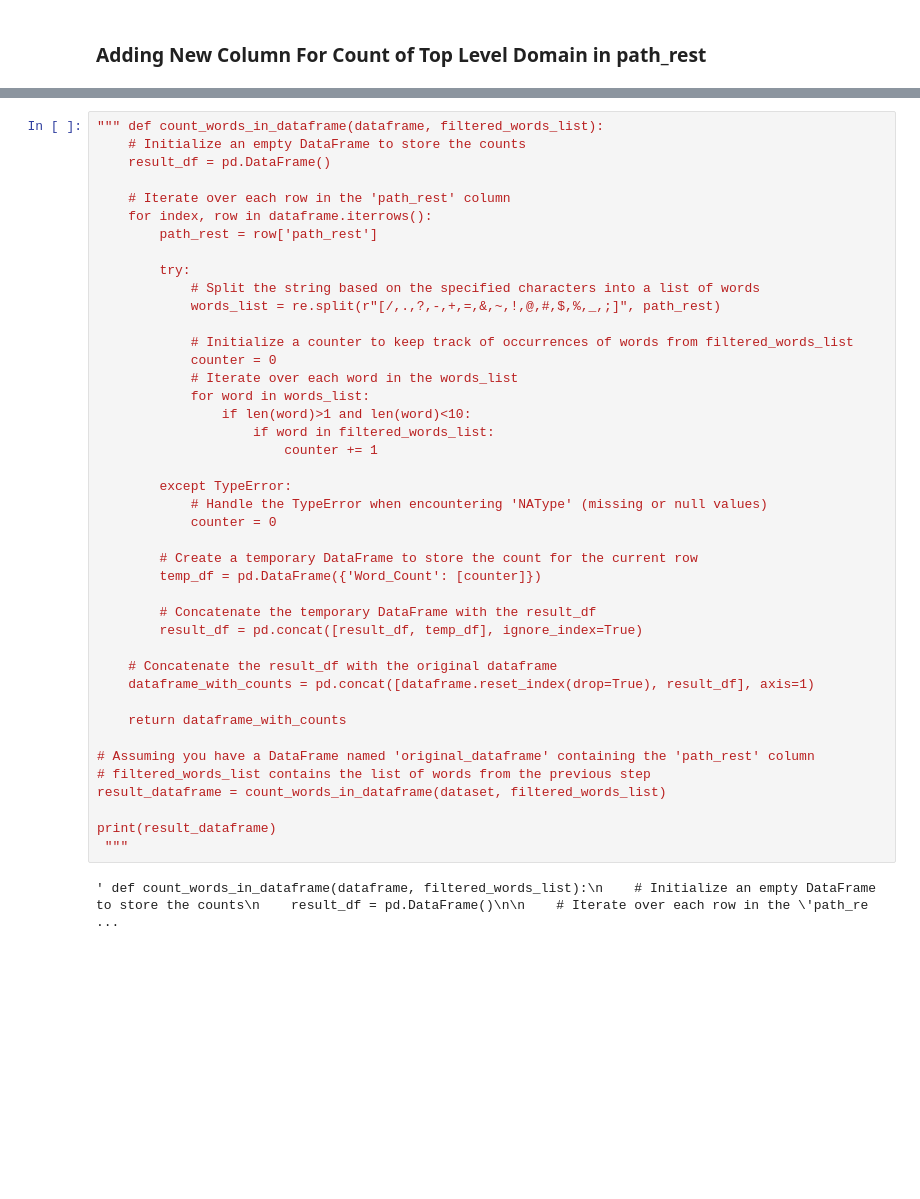
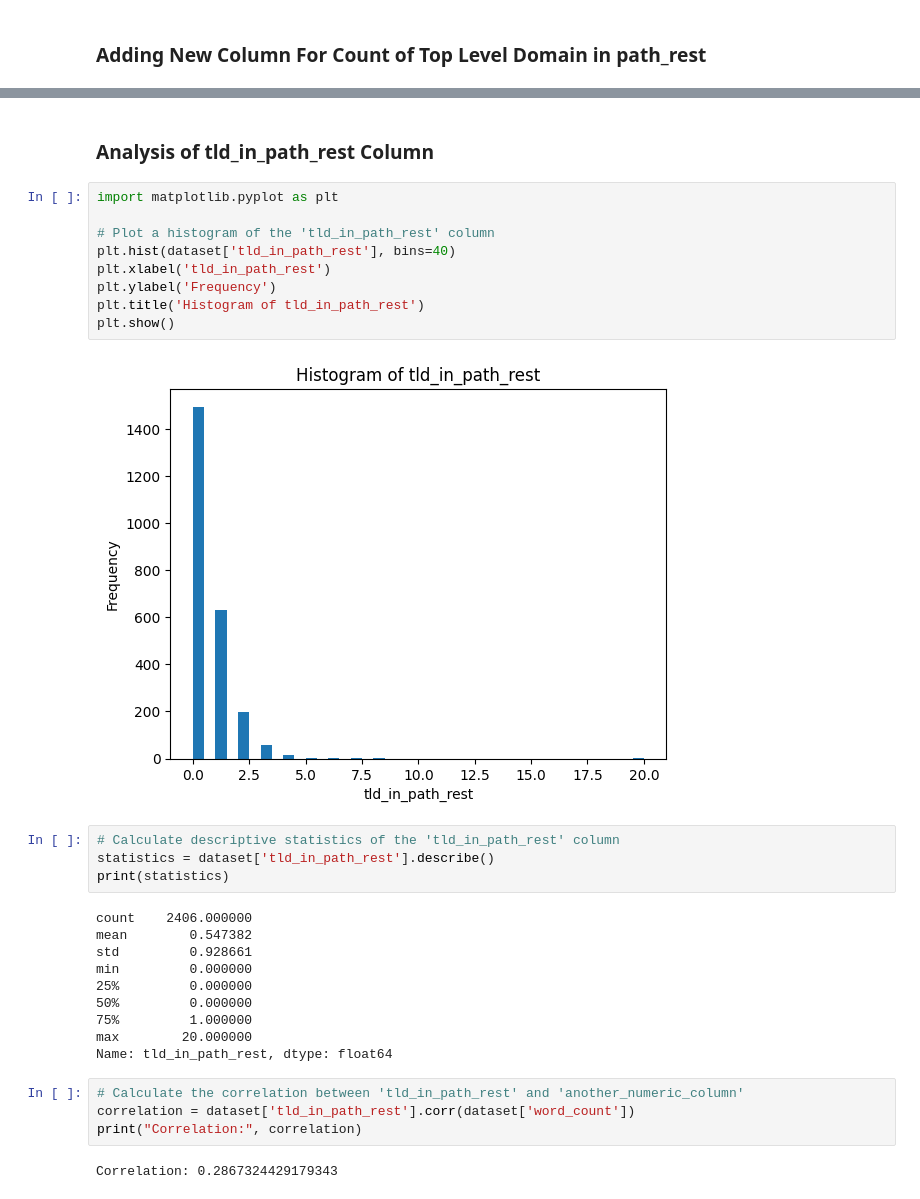
Before and after one commit to Shauryan23/Malicious-URL-Detection, a Jupyter notebook: ml_model/model.ipynb, the cells around one changed output, grey strips where cells are left out. Cells and saved outputs as stored; diff of their text form; blank space fills up the shorter version.

```diff
--- a/ml_model/model.ipynb
+++ b/ml_model/model.ipynb
@@ -311,44 +337,33 @@ dataset = count_words_in_dataframe(dataset, filtered_words_list)
-# %%
-""" def count_words_in_dataframe(dataframe, filtered_words_list):
-    # Initialize an empty DataFrame to store the counts
-    result_df = pd.DataFrame()
-
-    # Iterate over each row in the 'path_rest' column
-    for index, row in dataframe.iterrows():
-        path_rest = row['path_rest']
-
-        try:
-            # Split the string based on the specified characters into a list of words
-            words_list = re.split(r"[/,.,?,-,+,=,&,~,!,@,#,$,%,_,;]", path_rest)
-
-            # Initialize a counter to keep track of occurrences of words from filtered_words_list
-            counter = 0
-            # Iterate over each word in the words_list
-            for word in words_list:
-                if len(word)>1 and len(word)<10:
-                    if word in filtered_words_list:
-                        counter += 1
-
-        except TypeError:
-            # Handle the TypeError when encountering 'NAType' (missing or null values)
-            counter = 0
-
-        # Create a temporary DataFrame to store the count for the current row
-        temp_df = pd.DataFrame({'Word_Count': [counter]})
-
-        # Concatenate the temporary DataFrame with the result_df
-        result_df = pd.concat([result_df, temp_df], ignore_index=True)
-
-    # Concatenate the result_df with the original dataframe
-    dataframe_with_counts = pd.concat([dataframe.reset_index(drop=True), result_df], axis=1)
-
-    return dataframe_with_counts
-
-# Assuming you have a DataFrame named 'original_dataframe' containing the 'path_rest' column
-# filtered_words_list contains the list of words from the previous step
-result_dataframe = count_words_in_dataframe(dataset, filtered_words_list)
-
-print(result_dataframe)
- """
-# %% [output]
-' def count_words_in_dataframe(dataframe, filtered_words_list):\n    # Initialize an empty DataFrame to store the counts\n    result_df = pd.DataFrame()\n\n    # Iterate over each row in the \'path_re ...
+# %% [markdown]
+### Analysis of tld_in_path_rest Column
+# %%
+import matplotlib.pyplot as plt
+
+# Plot a histogram of the 'tld_in_path_rest' column
+plt.hist(dataset['tld_in_path_rest'], bins=40)
+plt.xlabel('tld_in_path_rest')
+plt.ylabel('Frequency')
+plt.title('Histogram of tld_in_path_rest')
+plt.show()
+# %% [output]
+[figure, added]
+# %%
+# Calculate descriptive statistics of the 'tld_in_path_rest' column
+statistics = dataset['tld_in_path_rest'].describe()
+print(statistics)
+# %% [output]
+count    2406.000000
+mean        0.547382
+std         0.928661
+min         0.000000
+25%         0.000000
+50%         0.000000
+75%         1.000000
+max        20.000000
+Name: tld_in_path_rest, dtype: float64
+# %%
+# Calculate the correlation between 'tld_in_path_rest' and 'another_numeric_column'
+correlation = dataset['tld_in_path_rest'].corr(dataset['word_count'])
+print("Correlation:", correlation)
+# %% [output]
+Correlation: 0.2867324429179343
```
Also changed, not shown: parts of 16 cells of this notebook, 1 other file.
